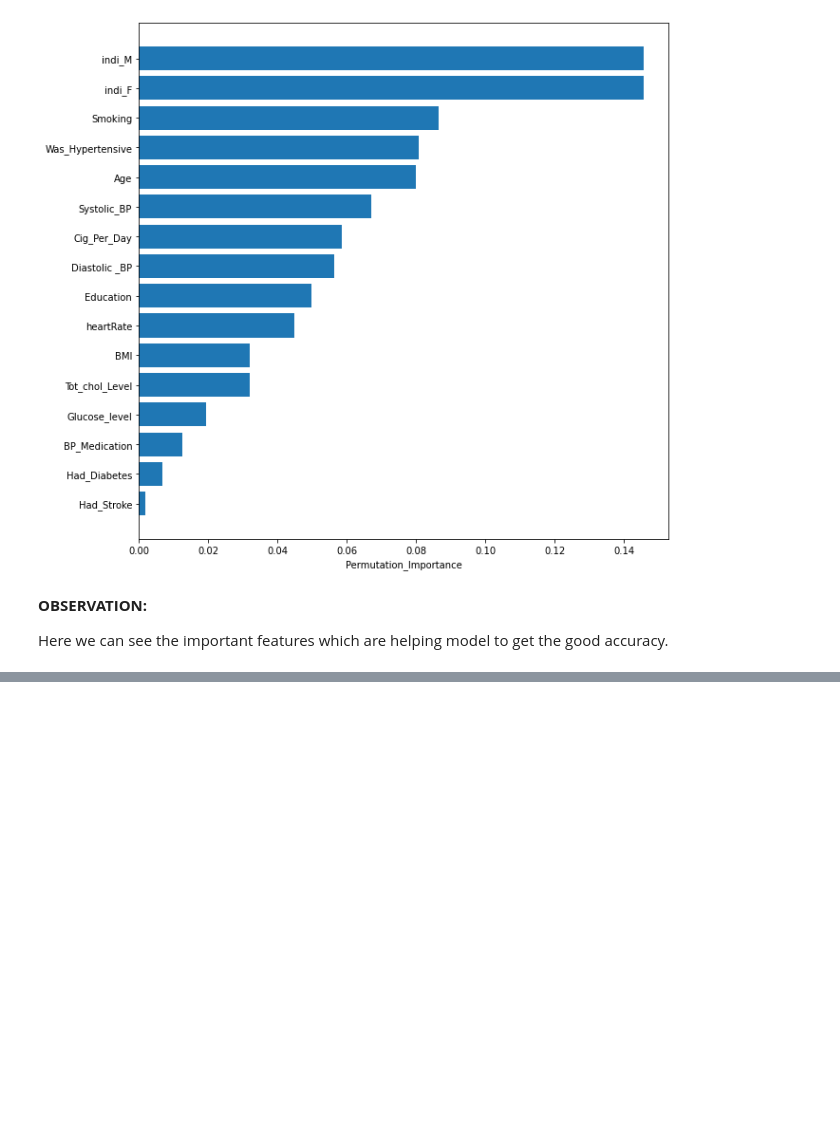
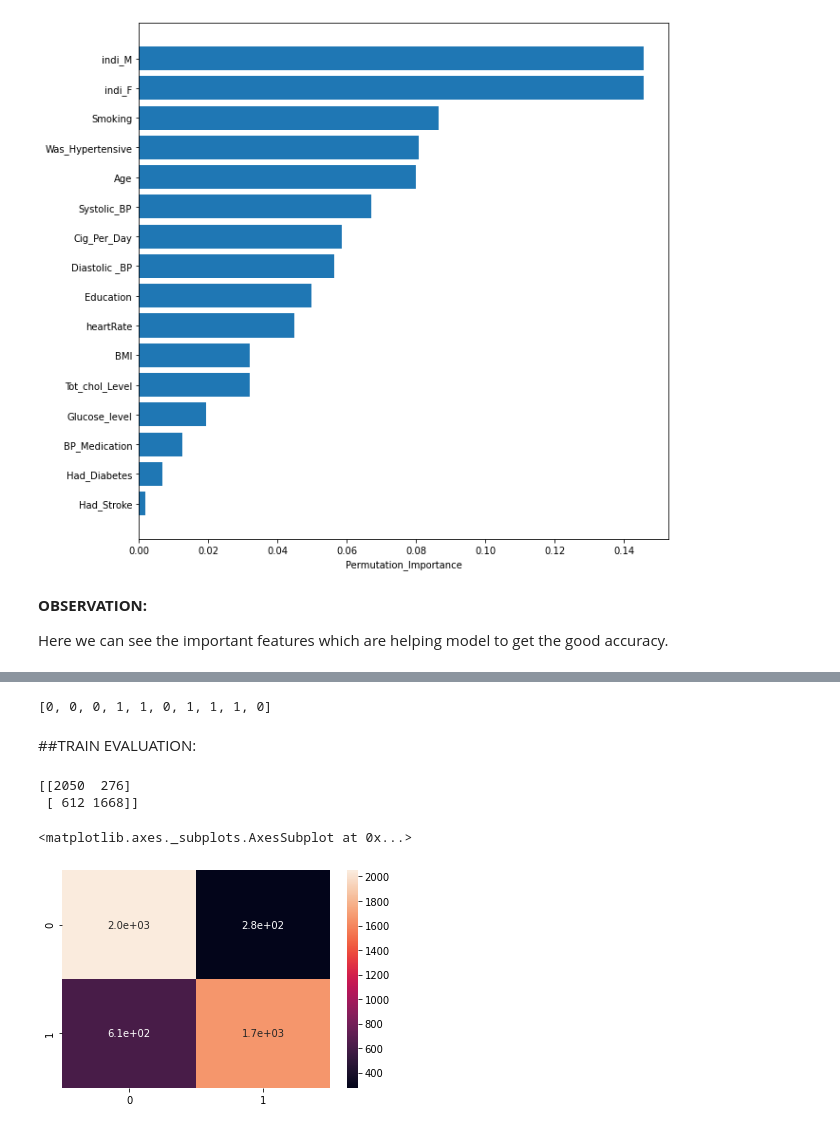
Before and after one commit to humant01/Cardiovascular-Risk-Prediction, a Jupyter notebook: Cardiovascular_Risk_Prediction.ipynb, the cells around one changed output, grey strips where cells are left out. Drawn from its saved outputs; the diff is of its cells as text; code cells hidden in the pictures; blank space fills up the shorter version.

```diff
--- a/Cardiovascular_Risk_Prediction.ipynb
+++ b/Cardiovascular_Risk_Prediction.ipynb
@@ -2298,0 +2336,6 @@ Here we can see the important features which are helping model to get the good a
+# %%
+# compile the keras model
+model.compile(loss='binary_crossentropy', optimizer='adam', metrics=['accuracy'])
+# %%
+# fit the keras model on the dataset
+model.fit(X_train, y_train, epochs=140, batch_size=10)
@@ -2298,0 +2361,4 @@ Here we can see the important features which are helping model to get the good a
+# %%
+# lets predict
+MNP_train_pred = model.predict(X_train)
+MNP_test_pred = model.predict(X_test)
@@ -2298,0 +2375,23 @@ Here we can see the important features which are helping model to get the good a
+# %%
+# round predictions
+MNP_train_pred = [round(x[0]) for x in MNP_train_pred]
+# %%
+MNP_train_pred[:10]
+# %% [output]
+[0, 0, 0, 1, 1, 0, 1, 1, 1, 0]
+# %% [markdown]
+##TRAIN EVALUATION:
+# %%
+# Get the confusion matrix for train
+
+labels = ['Not Risk', 'Risk']
+cm = confusion_matrix(y_train, MNP_train_pred)
+print(cm)
+
+ax= plt.subplot()
+sns.heatmap(cm, annot=True, ax = ax)
+# %% [output]
+[[2050  276]
+ [ 612 1668]]
+<matplotlib.axes._subplots.AxesSubplot at 0x...>
+[figure, added]
```
Also changed, not shown: parts of 16 cells of this notebook.
